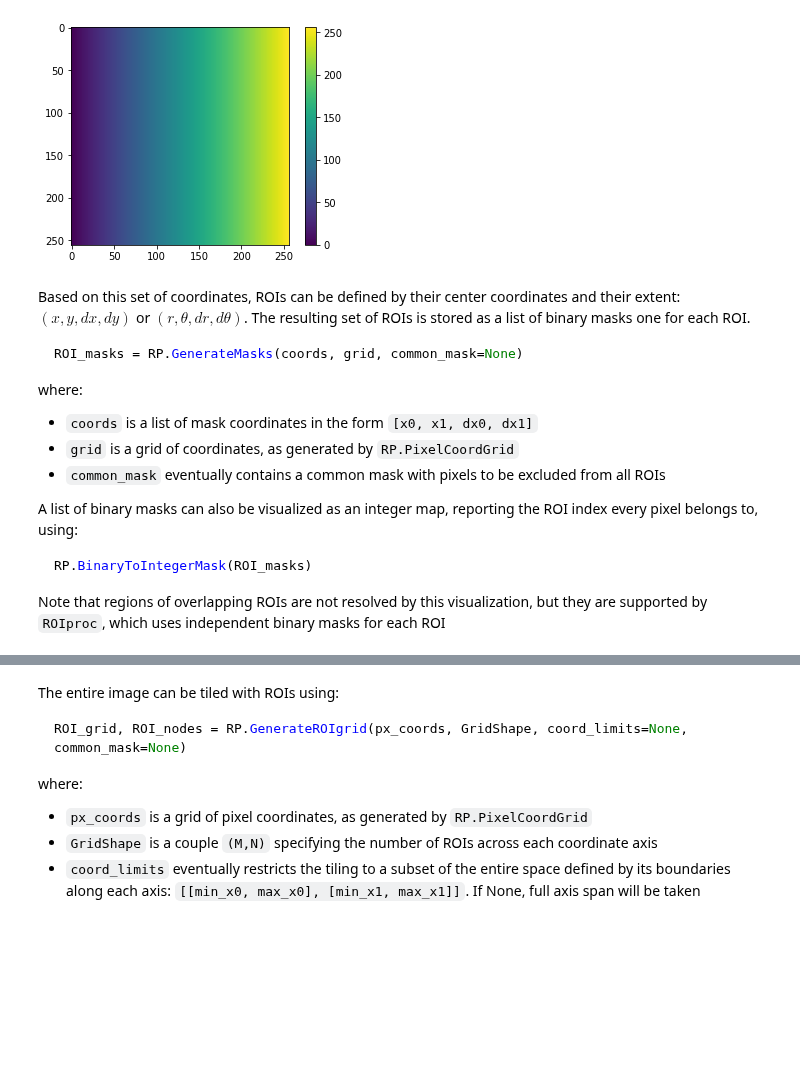
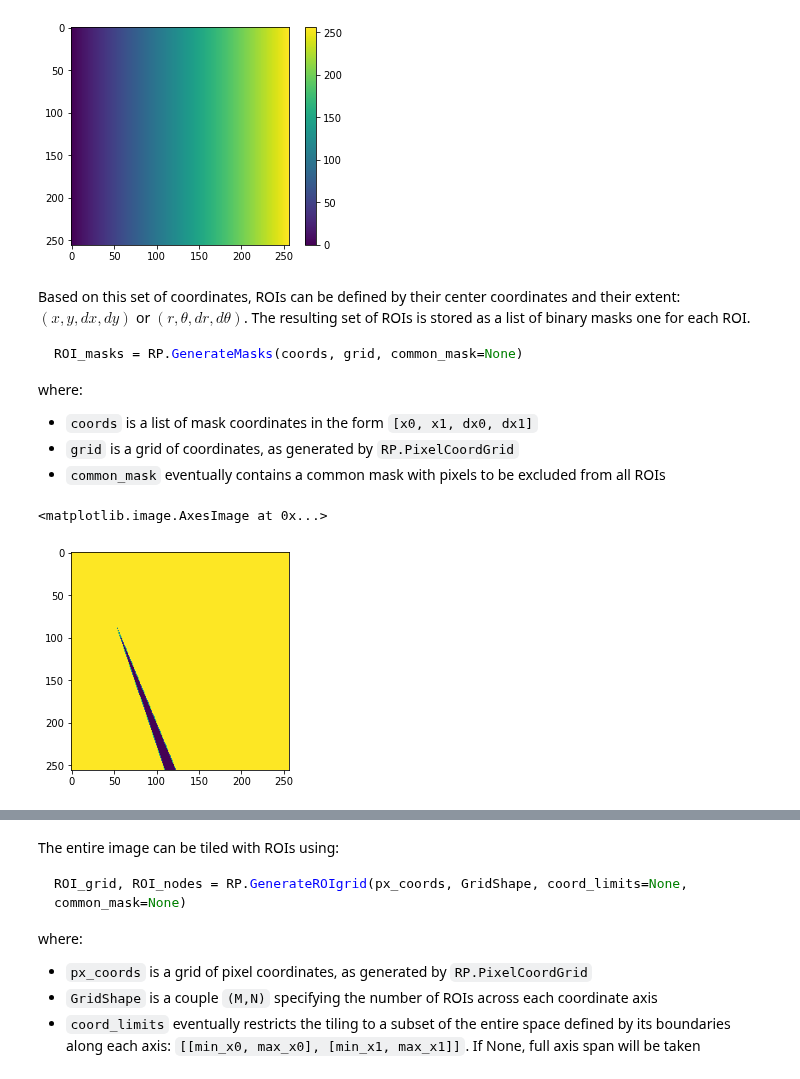
Before and after one commit to steaime/DSHpy, a Jupyter notebook: tutorial4_ROIs.ipynb, the cells around one changed output, grey strips where cells are left out. Drawn from its saved outputs; the diff is of its cells as text; code cells hidden in the pictures; blank space fills up the shorter version.

````diff
--- a/tutorial4_ROIs.ipynb
+++ b/tutorial4_ROIs.ipynb
@@ -60,11 +77,9 @@ where:
 - ```coords``` is a list of mask coordinates in the form ```[x0, x1, dx0, dx1]```
 - ```grid``` is a grid of coordinates, as generated by ```RP.PixelCoordGrid```
 - ```common_mask``` eventually contains a common mask with pixels to be excluded from all ROIs
-
-A list of binary masks can also be visualized as an integer map, reporting the ROI index every pixel belongs to, using:
-
-```python
-RP.BinaryToIntegerMask(ROI_masks)
-```
-
-Note that regions of overlapping ROIs are not resolved by this visualization, but they are supported by ```ROIproc```, which uses independent binary masks for each ROI
+# %%
+pxmask = MI.ReadBinary(os.path.join(froot, 'px_mask.raw'), MIinput.ImageShape(), 'B')
+plt.imshow(pxmask)
+# %% [output]
+<matplotlib.image.AxesImage at 0x...>
+[figure, added]
````
Also changed, not shown: parts of 56 cells of this notebook, 3 other files.
